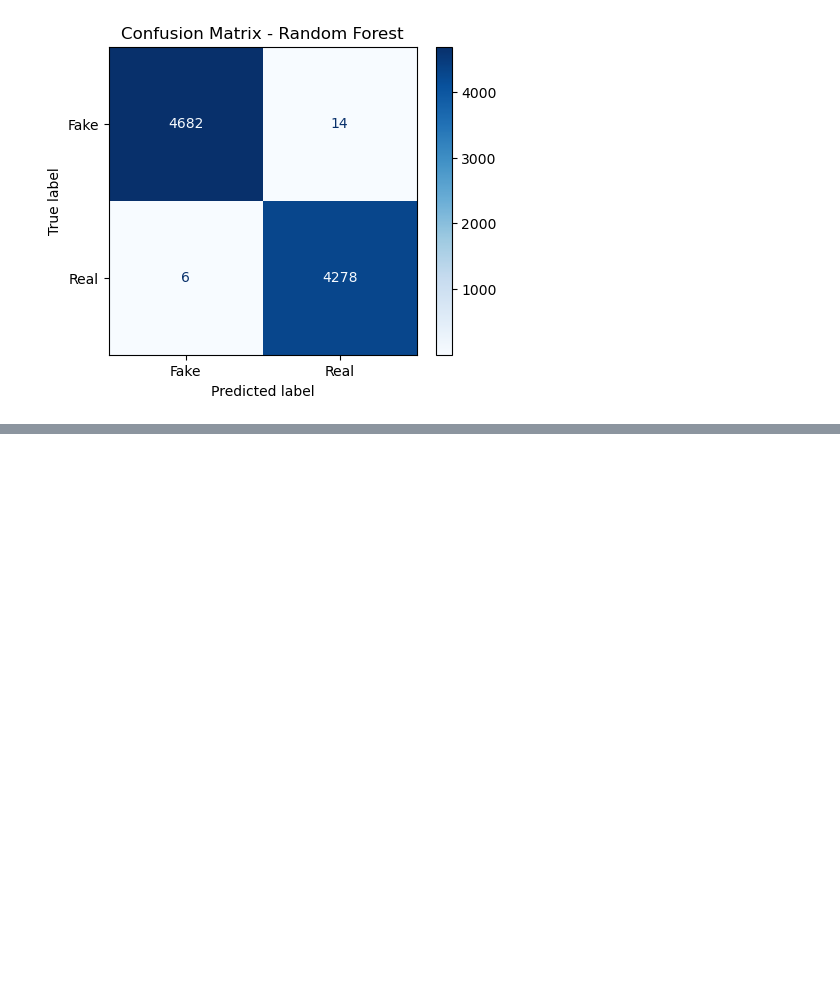
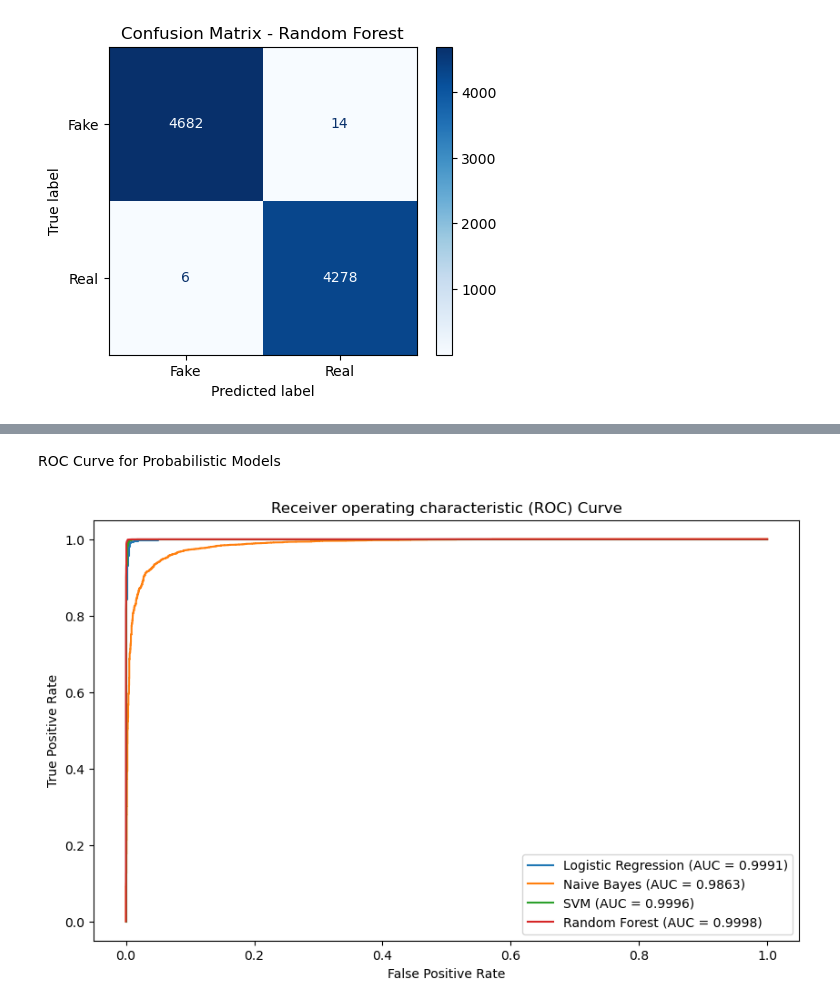
Before and after one commit to kamahTek/Machine-Learning, a Jupyter notebook: Supervised-Learning/Classification/Real-Fake-News/index.ipynb, the cells around one changed output, grey strips where cells are left out. Cells and saved outputs as stored; diff of their text form; code cells hidden in the pictures; blank space fills up the shorter version.

```diff
--- a/Supervised-Learning/Classification/Real-Fake-News/index.ipynb
+++ b/Supervised-Learning/Classification/Real-Fake-News/index.ipynb
@@ -662,0 +683,31 @@ Type of cm: <class 'numpy.ndarray'>
+# %% [markdown]
+ROC Curve for Probabilistic Models
+# %%
+plt.figure(figsize=(10, 6))
+
+for name, model in models.items():
+    try:
+        if hasattr(model, "predict_proba"):
+            # For models that support predict_proba, use the probability of the positive class
+            y_scores = model.predict_proba(X_test_vector)[:, 1]
+
+        elif hasattr(model, "decision_function"):
+            # For models that support decision_function, use it directly
+            y_scores = model.decision_function(X_test_vector)
+
+        else:
+            continue
+
+        fpr, tpr, _ = roc_curve(y_test, y_scores)
+        auc_score = auc(fpr, tpr)
+        plt.plot(fpr, tpr, label=f"{name} (AUC = {auc_score:.4f})")
+    except:
+        continue
+
+plt.xlabel('False Positive Rate')
+plt.ylabel('True Positive Rate')
+plt.title('Receiver operating characteristic (ROC) Curve')
+plt.legend(loc='lower right')
+plt.show()
+# %% [output]
+[figure, added]
```
Also changed, not shown: parts of 4 cells of this notebook.
